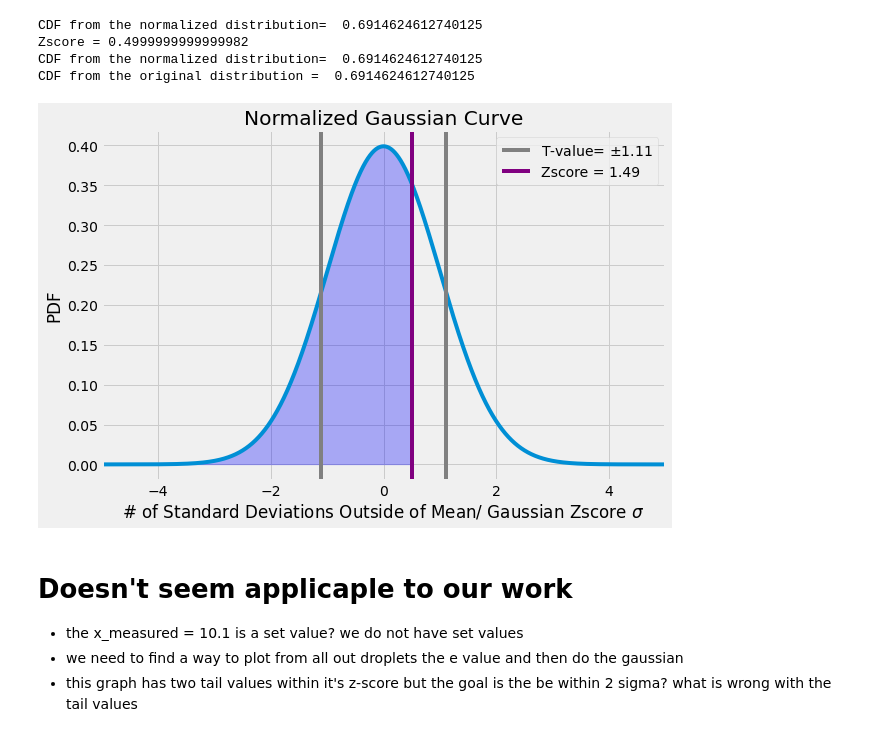
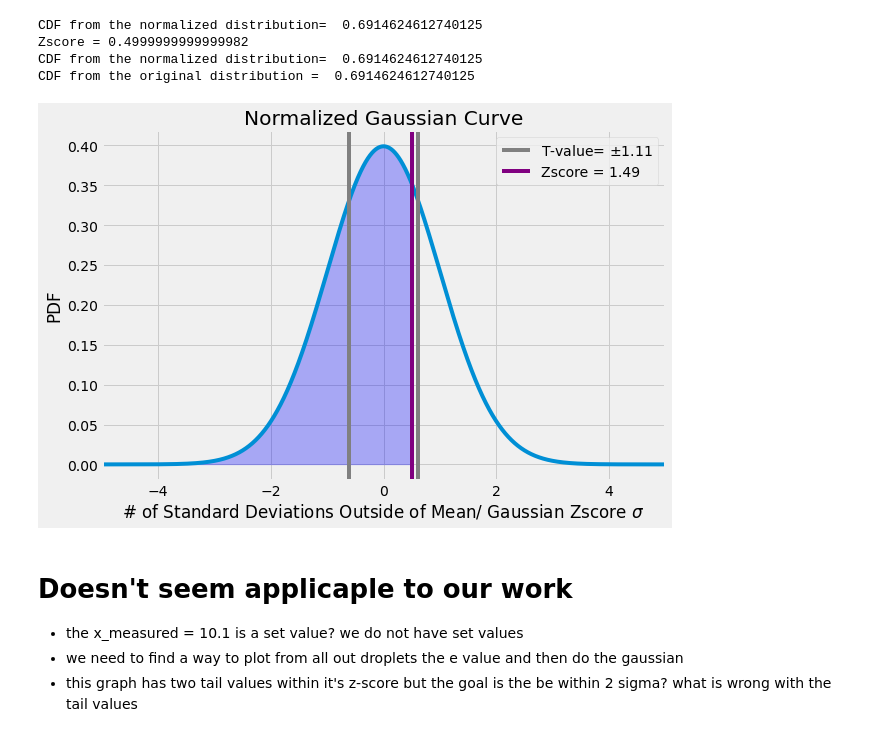
Before and after one commit to Drixitel/134-Lab-Spring-2023, a Jupyter notebook: Millikan/Code/Millikan-Code/Stats.ipynb, the cells around one changed output. Drawn from its saved outputs; the diff is of its cells as text; code cells hidden in the pictures.

```diff
--- a/Millikan/Code/Millikan-Code/Stats.ipynb
+++ b/Millikan/Code/Millikan-Code/Stats.ipynb
@@ -198,36 +198,36 @@ z_measured = (x_measured - mu) / sigma
 #define the arrays that contian the z values for the transformed plot
 z = np.arange(z1, z_measured, 0.001)
 z_all = np.arange(z1, z2, 0.001)
 
 #calculate the arrasy of the corresponding Pdf values
 #mean-mu = 0 and SD-sigma = 1
 
 #   note: y and y2 are now "transformed" into gaussian curves
 
 y = stats.norm.pdf(z,0,1)
 y2 = stats.norm.pdf(z_all, 0,1)
 
 
 
 #integral from z1 to z_measured shaded
 
 fig, ax = plt.subplots(figsize = (9,6))
 ax.plot(z_all, y2)
 
 ax.fill_between (z,y,0, alpha = 0.3, color ='b')
 ax.set_xlim([z1,z2])
-plt.axvline(x = 1.11, color ='gray', label = 'T-value= $\pm$1.11')
-plt.axvline(x = -1.11, color ='gray')
+plt.axvline(x = 0.617, color ='gray', label = 'T-value= $\pm$1.11')
+plt.axvline(x = -0.617, color ='gray')
 plt.axvline(x = Zscore, color ='purple', label = 'Zscore = 1.49')
 ax.set_xlabel('# of Standard Deviations Outside of Mean/ Gaussian Zscore $\sigma$')
 ax.set_ylabel('PDF')
 ax.set_title('Normalized Gaussian Curve')
 plt.legend()
 
 # plt.savefig('Normalized Gaussian Curve Test.pdf')
 plt.show()
 # %% [output]
-[figure, old version]
+[figure, new version]
 # %% [markdown]
 # Doesn't seem applicaple to our work
 - the x_measured = 10.1 is a set value? we do not have set values
```
Also changed, not shown: parts of 1 cell of this notebook, 9 other files.
